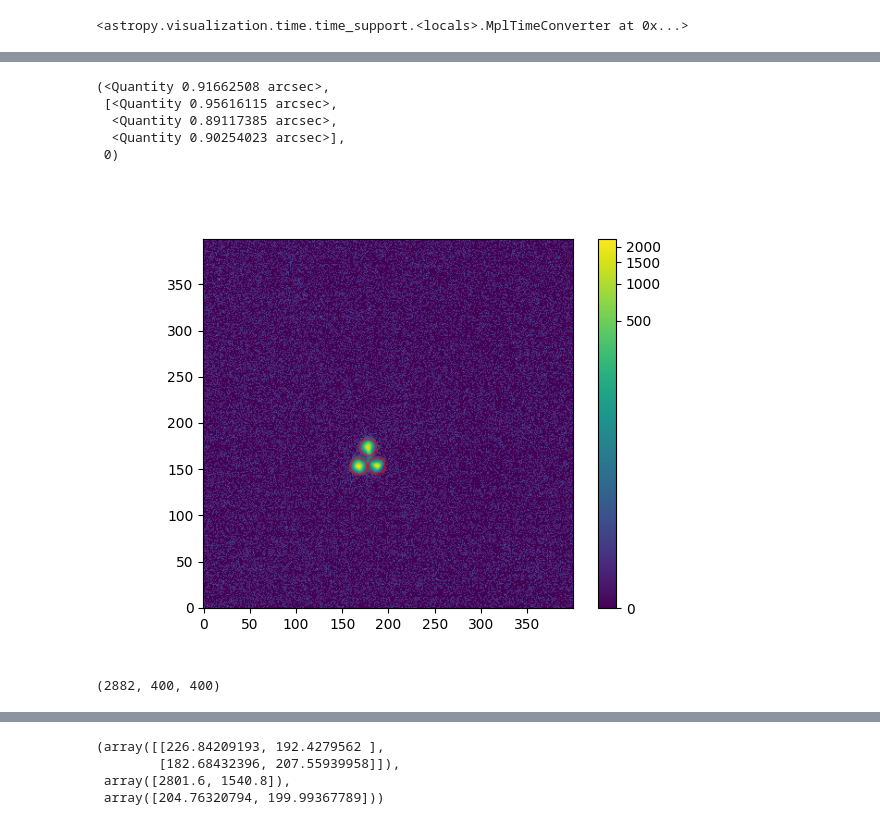
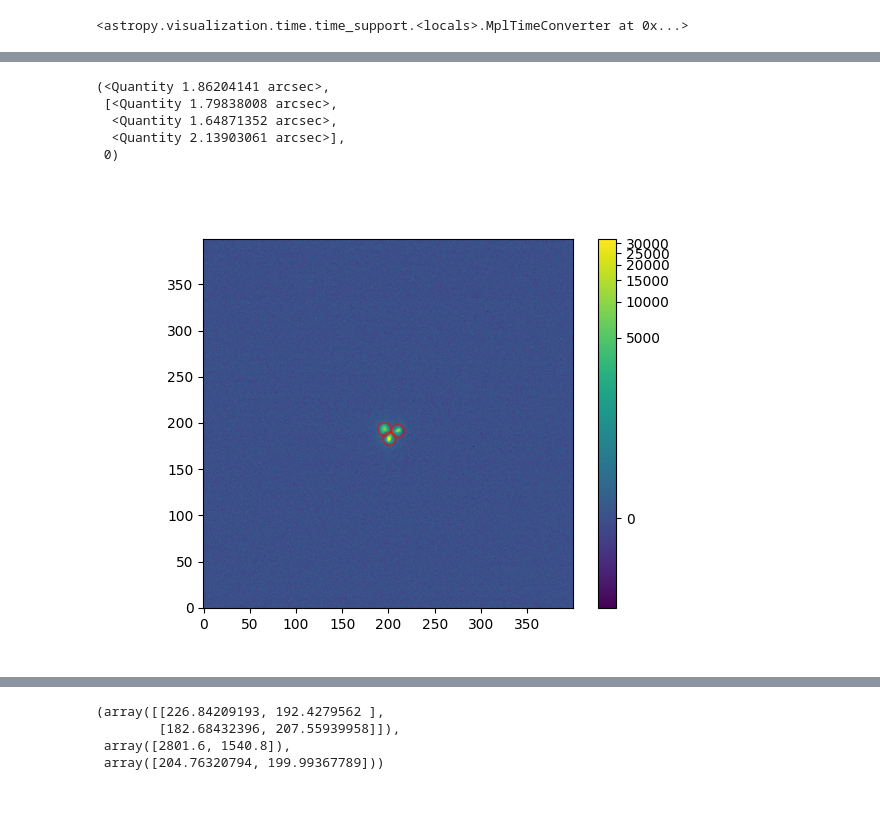
Before and after one commit to tepickering/ser_utils, a Jupyter notebook: notebooks/hdimm_dev.ipynb, the cells around one changed output, grey strips where cells are left out. Saved outputs shown, nothing was run; the diff lists cells and outputs as text; code cells hidden in the pictures.

```diff
--- a/notebooks/hdimm_dev.ipynb
+++ b/notebooks/hdimm_dev.ipynb
@@ -45,23 +44,20 @@ testfile = Path.home() / "MMT/fassdimm_data/indi_record_2023-12-13@02-53-10.ser"
 testfile = Path.home() / "MMT/fassdimm_data/indi_record_2023-12-13@02-38-45.ser"
 testfile = Path.home() / "MMT/fassdimm_data/indi_procyon_2023-12-13@08-01-56.ser"
 testfile = Path.home() / "MMT/fassdimm_data/indi_capella_2023-12-13@10-19-07.ser"
-testfile = Path.home() / "MMT/fassdimm_data/indi_record_2024-05-24@07-57-52.ser"
+#testfile = Path.home() / "MMT/fassdimm_data/indi_record_2024-05-24@07-57-52.ser"
 #testfile = Path.home() / "MMT/fassdimm_data/indi_record_2024-05-24@07-11-02.ser"
+#testfile = Path.home() / "MMT/fassdimm_data/indi_record_2024-05-24@08-32-39.ser"
 
 d = load_ser_file(testfile)
 # %%
 airmass = 1/np.cos(90 * u.deg - 62 * u.deg)
 airmass = 1.0
-results = analyze_dimm_cube(testfile, airmass=airmass, seeing_func=seeing, napertures=3, ap_size=9, plot=True)
+results = analyze_dimm_cube(testfile, airmass=airmass, seeing_func=seeing, napertures=3, ap_size=7, plot=True)
 results["seeing"], results['raw_seeing'], results['N_bad']
 # %% [output]
-(<Quantity 0.91662508 arcsec>,
- [<Quantity 0.95616115 arcsec>,
-  <Quantity 0.89117385 arcsec>,
-  <Quantity 0.90254023 arcsec>],
+(<Quantity 1.86204141 arcsec>,
+ [<Quantity 1.79838008 arcsec>,
+  <Quantity 1.64871352 arcsec>,
+  <Quantity 2.13903061 arcsec>],
  0)
-[figure, old version]
+[figure, new version]
-# %%
-d['data'].shape
-# %% [output]
-(2882, 400, 400)
```
Also changed, not shown: parts of 8 cells of this notebook, 1 other file.
